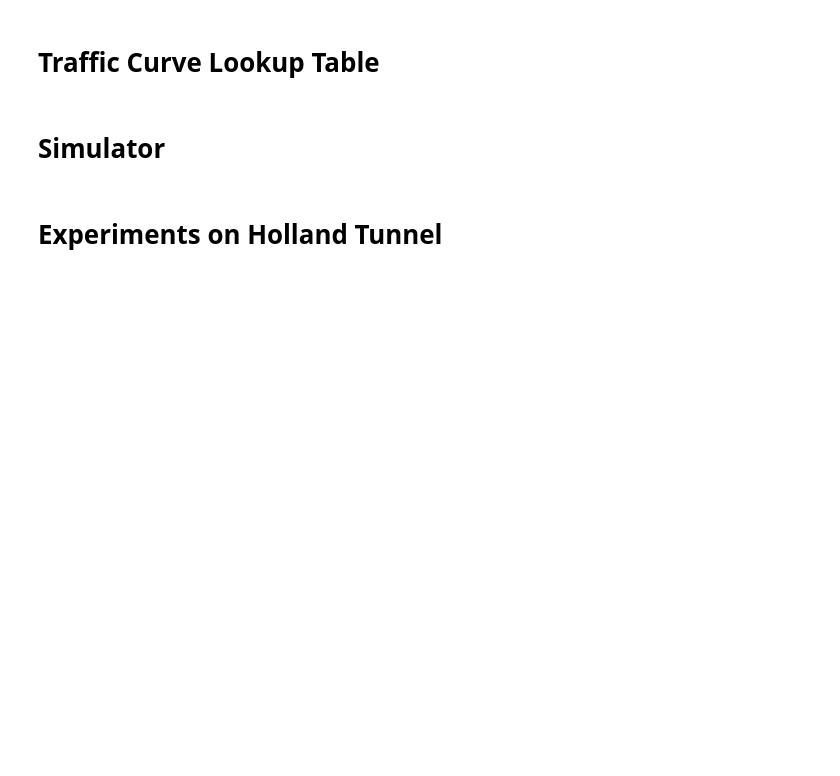
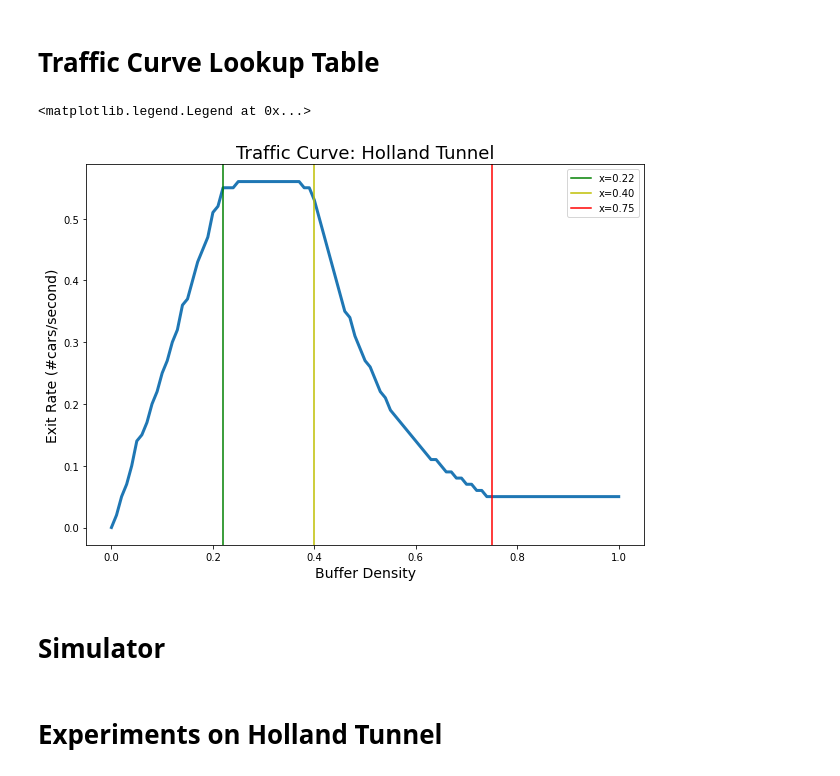
Before and after one commit to ankitbha/scalable-traffic-simulator, a Jupyter notebook: python_simulator.ipynb, the cells around one changed output. Drawn from its saved outputs; the diff is of its cells as text; code cells hidden in the pictures; blank space fills up the shorter version.

```diff
--- a/python_simulator.ipynb
+++ b/python_simulator.ipynb
@@ -47,6 +53,19 @@ for i in range(0,101):
     curve.append(row)
 # %%
 curve = np.array(curve)
+# %%
+plt.figure(figsize=(10,7))
+plt.xlabel('Buffer Density',size=14)
+plt.ylabel('Exit Rate (#cars/second)',size=14)
+plt.title('Traffic Curve: Holland Tunnel',size=18)
+plt.plot(curve[:,0],curve[:,1],lw=3)
+plt.axvline(0.22,c='g',label='x=0.22')
+plt.axvline(0.40,c='y', label='x=0.40')
+plt.axvline(0.75,c='r', label='x=0.75')
+plt.legend()
+# %% [output]
+<matplotlib.legend.Legend at 0x...>
+[figure, added]
 # %% [markdown]
 # Simulator
 # %%
```
Also changed, not shown: parts of 15 cells of this notebook, 12 other files.
